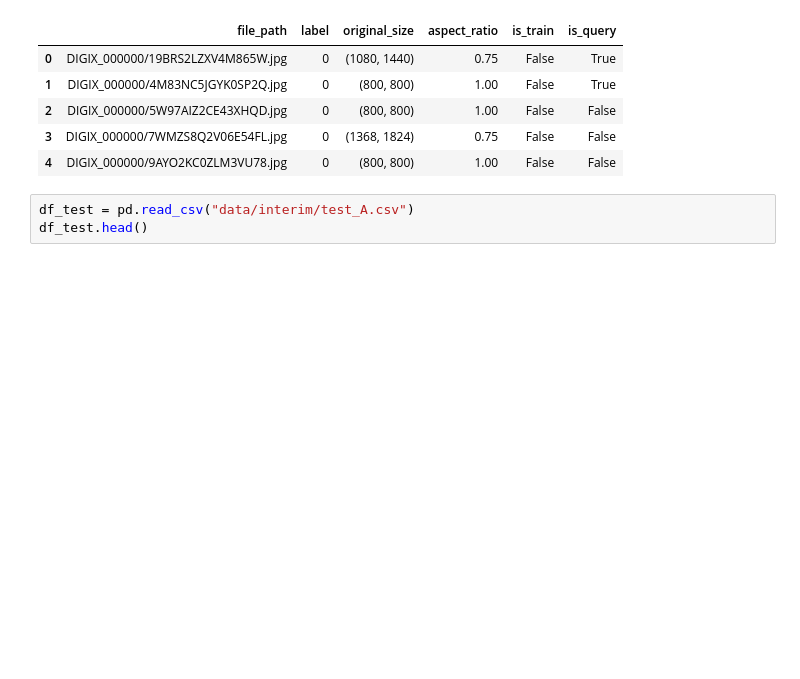
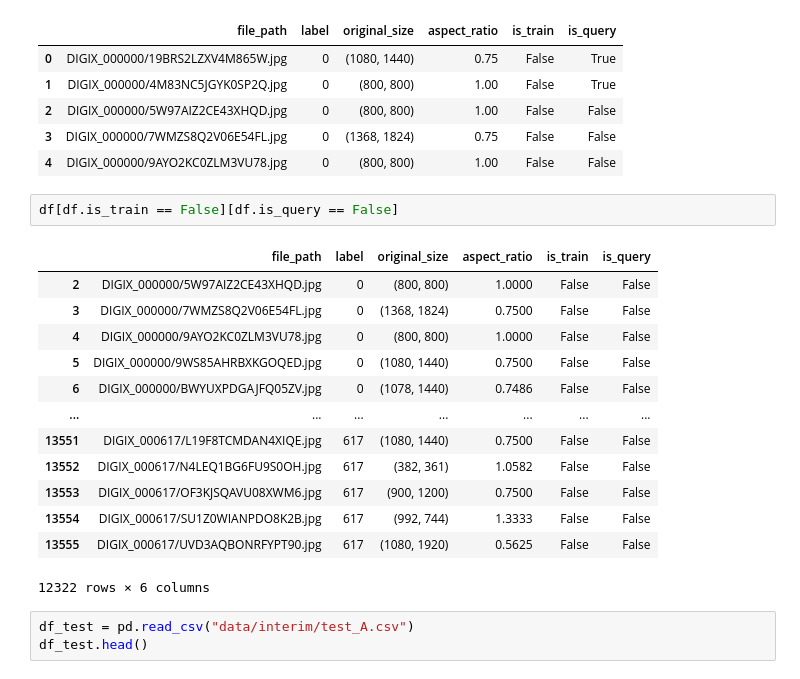
Before and after one commit to zakajd/huawei2020, a Jupyter notebook: notebooks/1_EDA_Jamil.ipynb, the cells around one changed output. Drawn from its saved outputs; the diff is of its cells as text; blank space fills up the shorter version.

```diff
--- a/notebooks/1_EDA_Jamil.ipynb
+++ b/notebooks/1_EDA_Jamil.ipynb
@@ -65,6 +64,22 @@ df.head()
 | 2 | DIGIX_000000/5W97AIZ2CE43XHQD.jpg | 0 | (800, 800) | 1.00 | False | False |
 | 3 | DIGIX_000000/7WMZS8Q2V06E54FL.jpg | 0 | (1368, 1824) | 0.75 | False | False |
 | 4 | DIGIX_000000/9AYO2KC0ZLM3VU78.jpg | 0 | (800, 800) | 1.00 | False | False |
+# %%
+df[df.is_train == False][df.is_query == False]
+# %% [output]
+|  | file_path | label | original_size | aspect_ratio | is_train | is_query |
+| 2 | DIGIX_000000/5W97AIZ2CE43XHQD.jpg | 0 | (800, 800) | 1.0000 | False | False |
+| 3 | DIGIX_000000/7WMZS8Q2V06E54FL.jpg | 0 | (1368, 1824) | 0.7500 | False | False |
+| 4 | DIGIX_000000/9AYO2KC0ZLM3VU78.jpg | 0 | (800, 800) | 1.0000 | False | False |
+| 5 | DIGIX_000000/9WS85AHRBXKGOQED.jpg | 0 | (1080, 1440) | 0.7500 | False | False |
+| 6 | DIGIX_000000/BWYUXPDGAJFQ05ZV.jpg | 0 | (1078, 1440) | 0.7486 | False | False |
+| ... | ... | ... | ... | ... | ... | ... |
+| 13551 | DIGIX_000617/L19F8TCMDAN4XIQE.jpg | 617 | (1080, 1440) | 0.7500 | False | False |
+| 13552 | DIGIX_000617/N4LEQ1BG6FU9S0OH.jpg | 617 | (382, 361) | 1.0582 | False | False |
+| 13553 | DIGIX_000617/OF3KJSQAVU08XWM6.jpg | 617 | (900, 1200) | 0.7500 | False | False |
+| 13554 | DIGIX_000617/SU1Z0WIANPDO8K2B.jpg | 617 | (992, 744) | 1.3333 | False | False |
+| 13555 | DIGIX_000617/UVD3AQBONRFYPT90.jpg | 617 | (1080, 1920) | 0.5625 | False | False |
+12322 rows × 6 columns
 # %%
 df_test = pd.read_csv("data/interim/test_A.csv")
 df_test.head()
```
Also changed, not shown: parts of 32 cells of this notebook, 49 other files.
